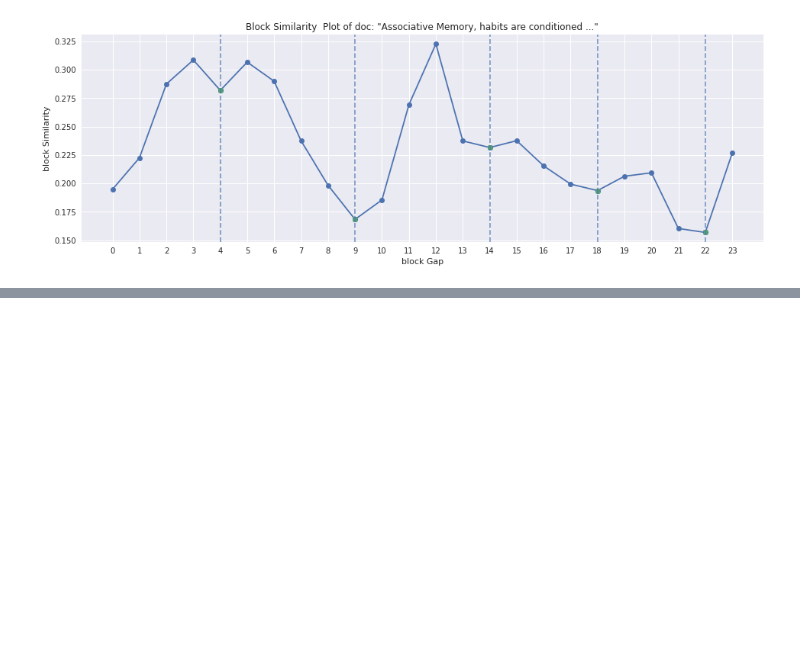
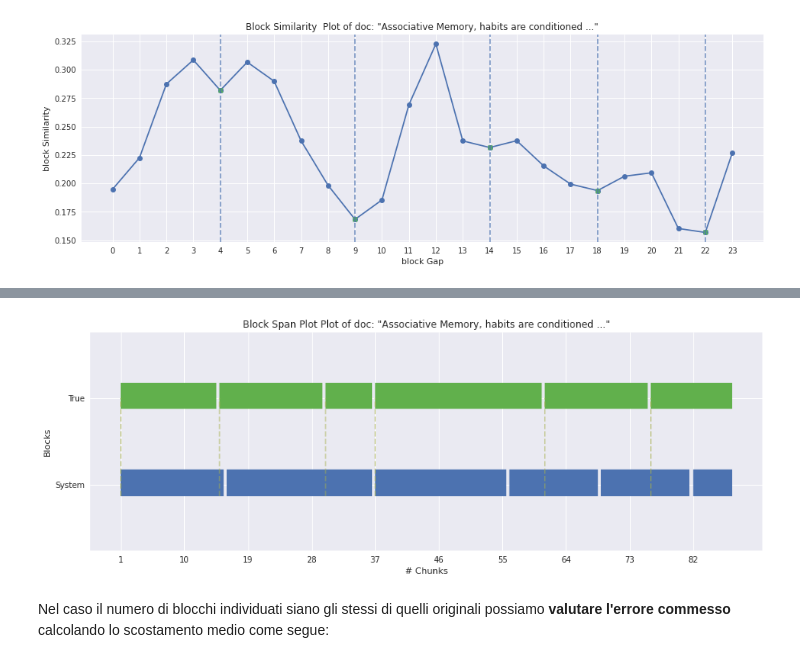
Before and after one commit to PRFina/TLN1920, a Jupyter notebook: DiCaro/esercitazione4/esercitazione4.ipynb, the cells around one changed output, grey strips where cells are left out. Saved outputs shown, nothing was run; the diff lists cells and outputs as text; code cells hidden in the pictures; blank space fills up the shorter version.

```diff
--- a/DiCaro/esercitazione4/esercitazione4.ipynb
+++ b/DiCaro/esercitazione4/esercitazione4.ipynb
@@ -132,23 +130,0 @@ spiegare l'utilità della funzione valley_to blocks e i due livelli di lavoro ch
-# %%
-def valleys_to_breakpoints(valleys, blocks):
-    chunks = []
-
-    # from first block to the first break point
-    [chunks.extend(block) for block in blocks[0:valleys[0]+1]]
-    chunks.append(dm.Document.BLOCK_SEPARATOR)
-
-    for start, end in zip(valleys[0::], valleys[1::]):
-        for block in blocks[start+1:end+1]:
-            chunks.extend(block)
-        chunks.append(dm.Document.BLOCK_SEPARATOR)
-
-    # from last breakpoint to the last block
-    [chunks.extend(block) for block in blocks[valleys[-1]+1:]]
-
-    # Search only for breakpoints
-    sep_pos = [i for i,chunk in enumerate(chunks)
-                   if chunk == dm.Document.BLOCK_SEPARATOR]
-
-    breakpoints_pos = [(pos-1, pos) for pos in sep_pos] # we must take into account that pos when BLOCK_SEPARATOR is removed, is the right index of the next sentence (not pos+1)
-
-    return breakpoints_pos, chunks
@@ -164,3 +155,10 @@ system_breakpoints = np.array([breakpoint[0] for breakpoint in breakpoints])
+# %%
+fig, ax = plt.subplots(1,1, figsize=(15,5))
+viz.block_span_plot(ax, doc, true_breakpoints, system_breakpoints)
+# %% [output]
+[figure, added]
+# %% [markdown]
+Nel caso il numero di blocchi individuati siano gli stessi di quelli originali possiamo **valutare l'errore commesso** calcolando lo scostamento medio come segue:
 # %%
 if len(true_breakpoints) == len(system_breakpoints):
     diff = np.abs(true_breakpoints-system_breakpoints)
```
Also changed, not shown: parts of 16 cells of this notebook.
